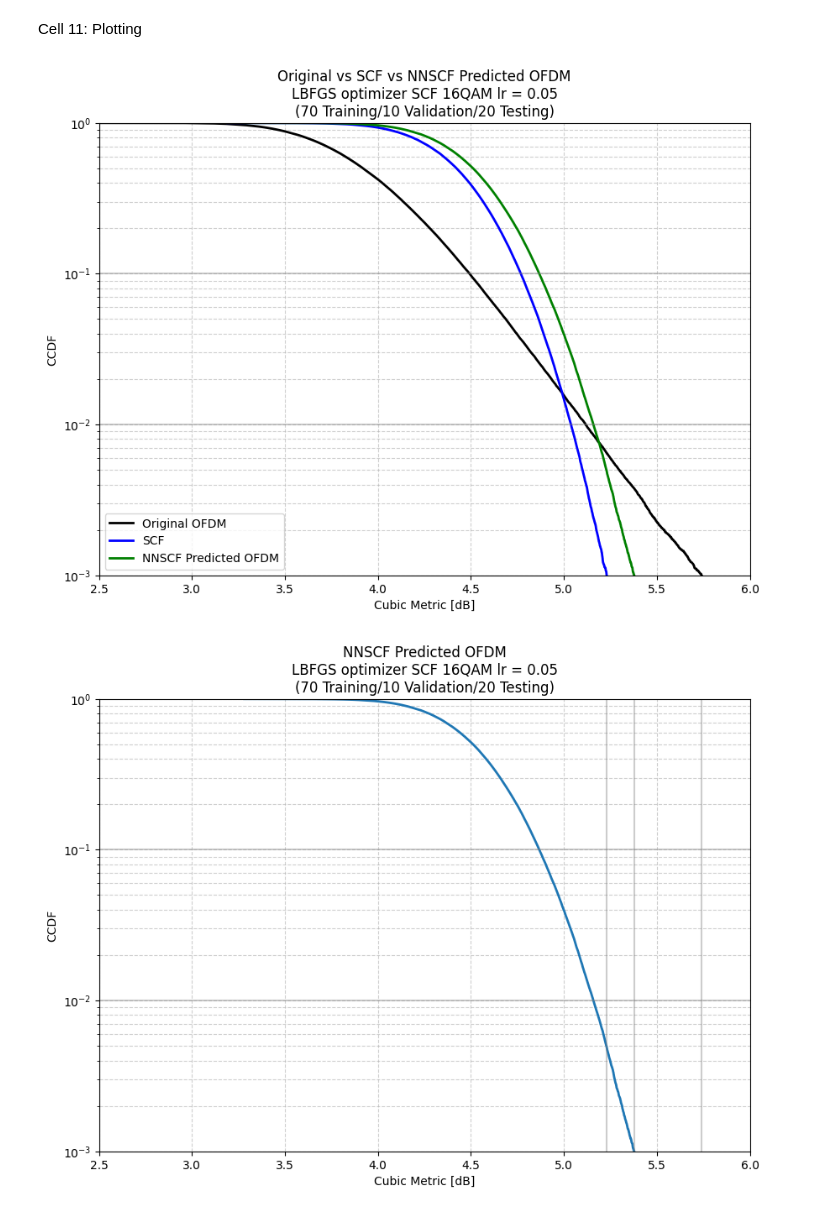
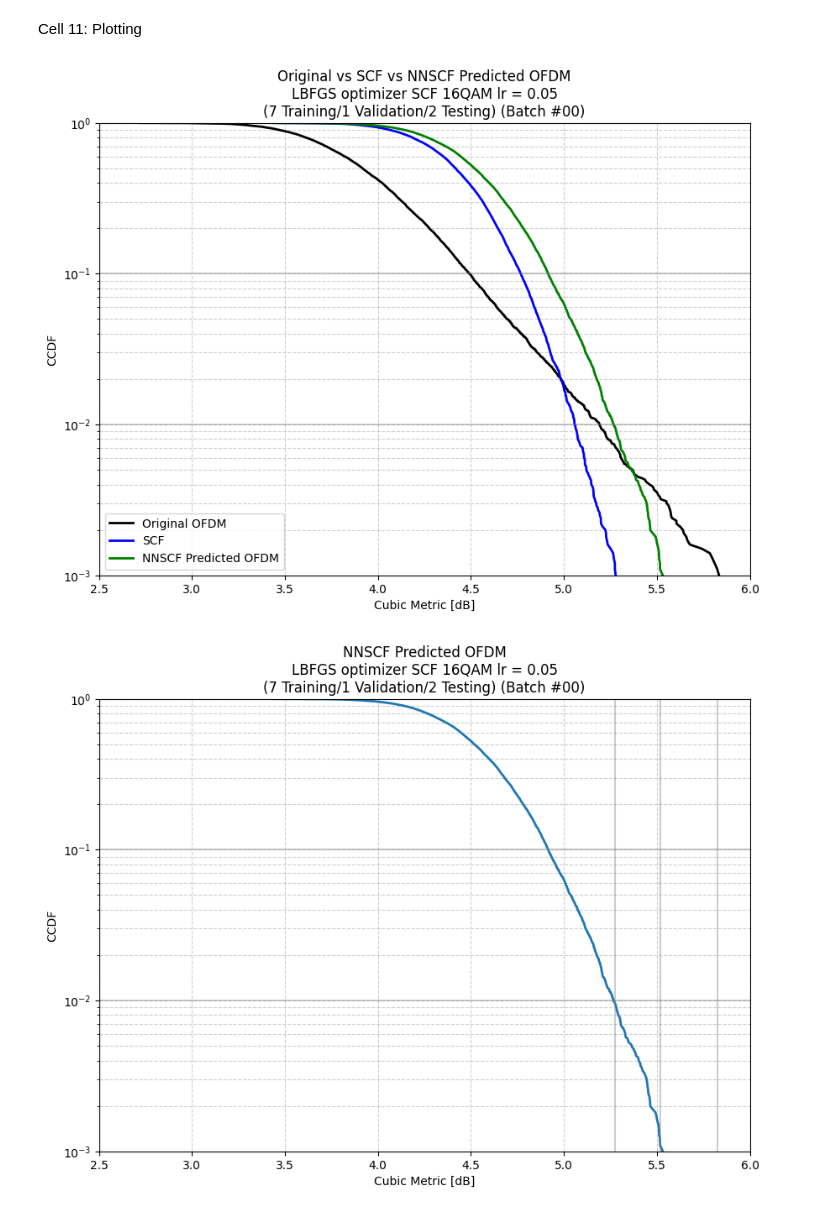
Before and after one commit to skipcl4ss/ml-ofdm-papr-reduction, a Jupyter notebook: nnscf.ipynb, the cells around one changed output. Cells and saved outputs as stored; diff of their text form; code cells hidden in the pictures.

Commit message:
rearrange the dataloaders and simplify the test_loader, discover that raw scf data is plotted correctly but not norm scf

```diff
--- a/nnscf.ipynb
+++ b/nnscf.ipynb
@@ -252,10 +254,24 @@ Cell 6: Initialization and DataLoaders
 
 # Initialize DataLoaders with asynchronous loading (num_workers) and rapid memory transfer
 dataset_real = FastOFDMDataset(norm_dir, part='real')
-if train_size < data_size:
-    # ! note that the output of the Subset is saved in the original variable, may be important later
-    train_dataset_real = Subset(dataset_real, range(train_size))  # Use the first train_size files for training
-    val_dataset_real = Subset(dataset_real, range(train_size, train_size + val_size))
+dataset_imag = FastOFDMDataset(norm_dir, part='imag')
+
+# Use the first train_size files for training
+train_dataset_real = Subset(dataset_real, range(train_size))
+train_dataset_imag = Subset(dataset_imag, range(train_size))
+
+# Use the middle val_size files for validation
+val_dataset_real = Subset(dataset_real, range(train_size, train_size + val_size))
+val_dataset_imag = Subset(dataset_imag, range(train_size, train_size + val_size))
+
+if one_batch:
+    # Use the one_batch file for testing
+    test_dataset_real = Subset(dataset_real, range(batch_idx, batch_idx + 1))
+    test_dataset_imag = Subset(dataset_imag, range(batch_idx, batch_idx + 1))
+else:
+    # Use the last test_size files for testing
+    test_dataset_real = Subset(dataset_real, range(data_size - test_size, data_size))
+    test_dataset_imag = Subset(dataset_imag, range(data_size - test_size, data_size))
 
 # ? should i change batch_size in the new architecture
 train_loader_real = DataLoader(
@@ -267,12 +283,6 @@ train_loader_real = DataLoader(
     num_workers=0,   # Adjust between 2-4 based on your CPU cores
     pin_memory=torch.cuda.is_available()
 )
-
-dataset_imag = FastOFDMDataset(norm_dir, part='imag')
-if train_size < data_size:
-    train_dataset_imag = Subset(dataset_imag, range(train_size))  # Use the first train_size files for training
-    val_dataset_imag = Subset(dataset_imag, range(train_size, train_size + val_size))
-
 train_loader_imag = DataLoader(
     train_dataset_imag,
     batch_size=None,
@@ -281,7 +291,6 @@ train_loader_imag = DataLoader(
     num_workers=0,
     pin_memory=torch.cuda.is_available()
 )
-
 
 val_loader_real = DataLoader(
     val_dataset_real,
@@ -299,6 +308,10 @@ val_loader_imag = DataLoader(
     pin_memory=torch.cuda.is_available()
 )
 
+# We set shuffle=False to ensure real and imag batches stay perfectly aligned
+test_loader_real = DataLoader(test_dataset_real, batch_size=None, shuffle=False)
+test_loader_imag = DataLoader(test_dataset_imag, batch_size=None, shuffle=False)
+
 # Initialize models and send them to the GPU/device
 Mod_Re_NN = NNSCFMapper().to(device)
 Mod_Im_NN = NNSCFMapper().to(device)
@@ -624,11 +625,11 @@ Cell 10: Testing
 # %%
 # ! this part is actually unnecessary in the notebook as the checkpoints are already loaded
 checkpoint_re = torch.load(
-    os.path.join(relev_dir, f"{opt}_{mod}_{tech}_{train_val_test_str}_{lr_str}_weights_limits_re.pth"),
+    os.path.join(relev_dir, f"{opt}_{mod}_{tech}_{train_val_test}_{lr_str}_weights_limits_re.pth"),
     weights_only=False
 )
 checkpoint_im = torch.load(
-    os.path.join(relev_dir, f"{opt}_{mod}_{tech}_{train_val_test_str}_{lr_str}_weights_limits_im.pth"),
+    os.path.join(relev_dir, f"{opt}_{mod}_{tech}_{train_val_test}_{lr_str}_weights_limits_im.pth"),
     weights_only=False
 )
 
@@ -790,34 +755,34 @@ cm_target_y = 1e-3
 papr_percentile = (1.0 - papr_target_y) * 100.0
 cm_percentile = (1.0 - cm_target_y) * 100.0
 
 # 3. Extract the exact x-axis values (PAPR/CM) where the line cuts the graph
 # (This completely replaces the need for y_axis, np.where, and manual sorting!)
 papr_vlines = [
     np.percentile(orig_papr, papr_percentile),
     np.percentile(clip_papr, papr_percentile),
     np.percentile(pred_papr, papr_percentile)
 ]
 
 cm_vlines = [
     np.percentile(orig_cm, cm_percentile),
     np.percentile(clip_cm, cm_percentile),
     np.percentile(pred_cm, cm_percentile)
 ]
 
 # cm_vlines = [
 #     np.max(orig_cm),
 #     np.max(clip_cm),
 #     np.max(pred_cm)
 # ]
 
 # 4. Plot!
-# papr_image_path = os.path.join(relev_dir, f"{opt}_{mod}_{tech}_{train_val_test_str}_{lr_str}_papr")
+# papr_image_path = os.path.join(relev_dir, f"{opt}_{mod}_{tech}_{train_val_test}{"_#" + one_batch if one_batch else ''}_{lr_str}_papr")
 # plot_ccdf_compare(papr_list, f'Original vs {tech.upper()} vs {title}', labels, save=(papr_image_path + "_compare.png"))
 # plot_ccdf(pred_papr, title, metric="papr", vlines=papr_vlines, save=(papr_image_path + ".png"))
 
-cm_image_path = os.path.join(relev_dir, f"{opt}_{mod}_{tech}_{train_val_test_str}_{lr_str}_cm")
+cm_image_path = os.path.join(relev_dir, f"{opt}_{mod}_{tech}_{train_val_test}{"_#" + one_batch if one_batch else ''}_{lr_str}_cm")
 plot_ccdf_compare(cm_list, f'Original vs {tech.upper()} vs {title}', labels, metric="CM", save=(cm_image_path + "_compare.png"))
 plot_ccdf(pred_cm, title, metric="cm", vlines=cm_vlines, save=(cm_image_path + ".png"))
 # %% [output]
-[figure, old version]
+[figure, new version]
-[figure, old version]
+[figure, new version]
```
Also changed, not shown: parts of 6 cells of this notebook, 5 other files.
